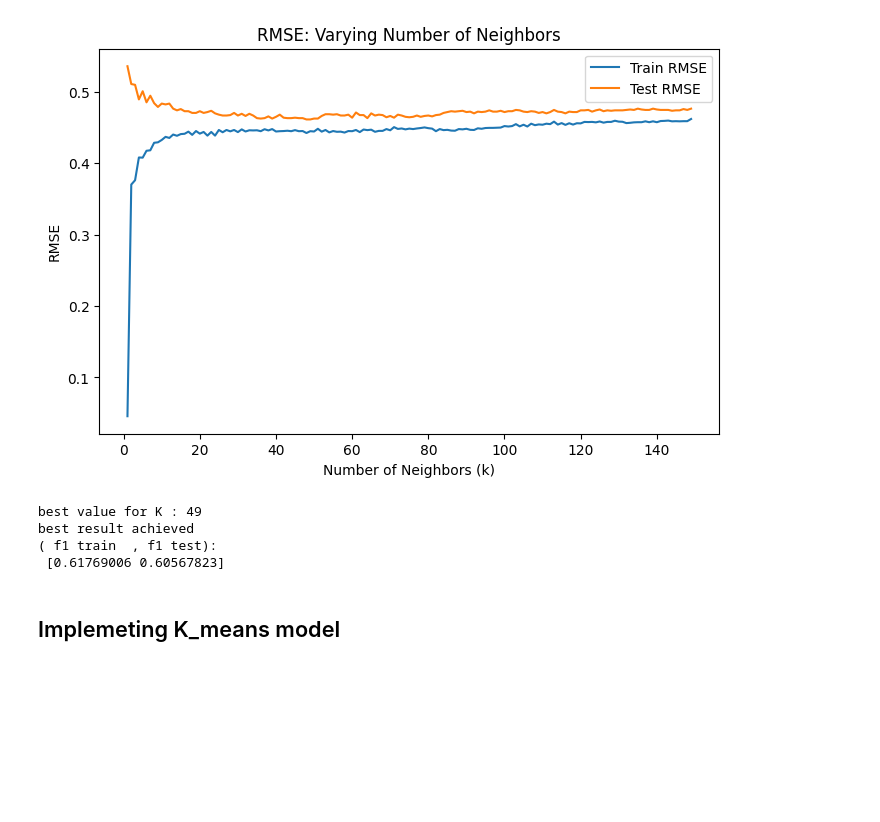
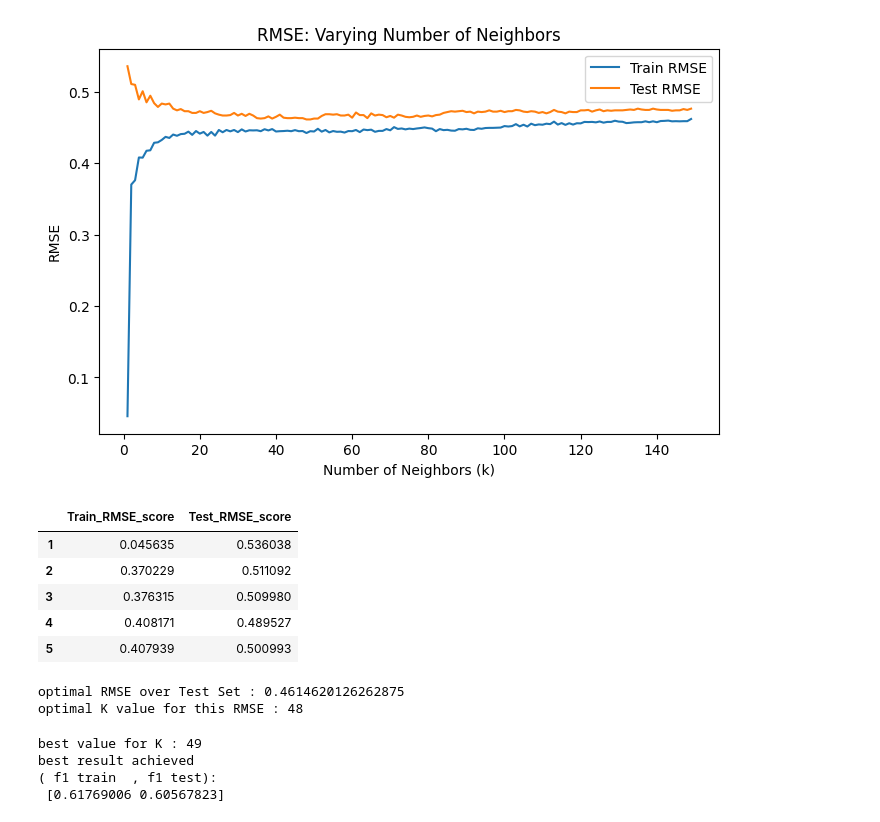
Before and after one commit to elmoujahidayoub171/Customer-Churn-Prediction, a Jupyter notebook: notebooks/eda.ipynb, the cells around one changed output. Cells and saved outputs as stored; diff of their text form; code cells hidden in the pictures; blank space fills up the shorter version.

```diff
--- a/notebooks/eda.ipynb
+++ b/notebooks/eda.ipynb
@@ -293,4 +293,23 @@ plt.legend(labels=["Train RMSE", "Test RMSE"], loc="upper right")
 plt.show()
 # %% [output]
 [figure]
+# %%
+# dataframe from Train & Test RMSE scores
+df_RMSE = pd.DataFrame({"Train_RMSE_score" : train_RMSE , "Test_RMSE_score" : test_RMSE} , index = k_range)
+df_RMSE.head()
+# %% [output]
+|  | Train_RMSE_score | Test_RMSE_score |
+| 1 | 0.045635 | 0.536038 |
+| 2 | 0.370229 | 0.511092 |
+| 3 | 0.376315 | 0.509980 |
+| 4 | 0.408171 | 0.489527 |
+| 5 | 0.407939 | 0.500993 |
+# %%
+# best fit for RMSE metric
+optimal_test_RMSE = df_RMSE["Test_RMSE_score"].min()
+K_RMSE_optimal = df_RMSE["Test_RMSE_score"].idxmin()
+print("optimal RMSE over Test Set :",optimal_test_RMSE , "\noptimal K value for this RMSE :" , K_RMSE_optimal)
+# %% [output]
+optimal RMSE over Test Set : 0.4614620126262875
+optimal K value for this RMSE : 48
 # %%
@@ -303,5 +322,3 @@ best value for K : 49
 best result achieved
 ( f1 train  , f1 test):
  [0.61769006 0.60567823]
-# %% [markdown]
-## Implemeting K_means model
```
Also changed, not shown: parts of 8 cells of this notebook, 1 other file.
